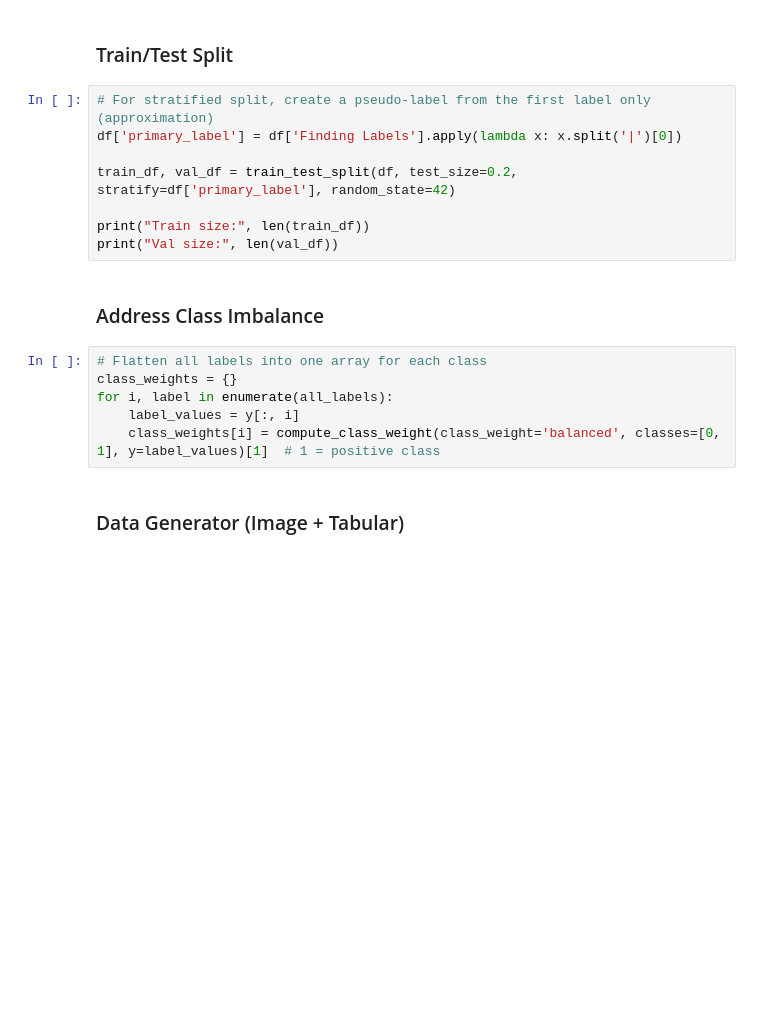
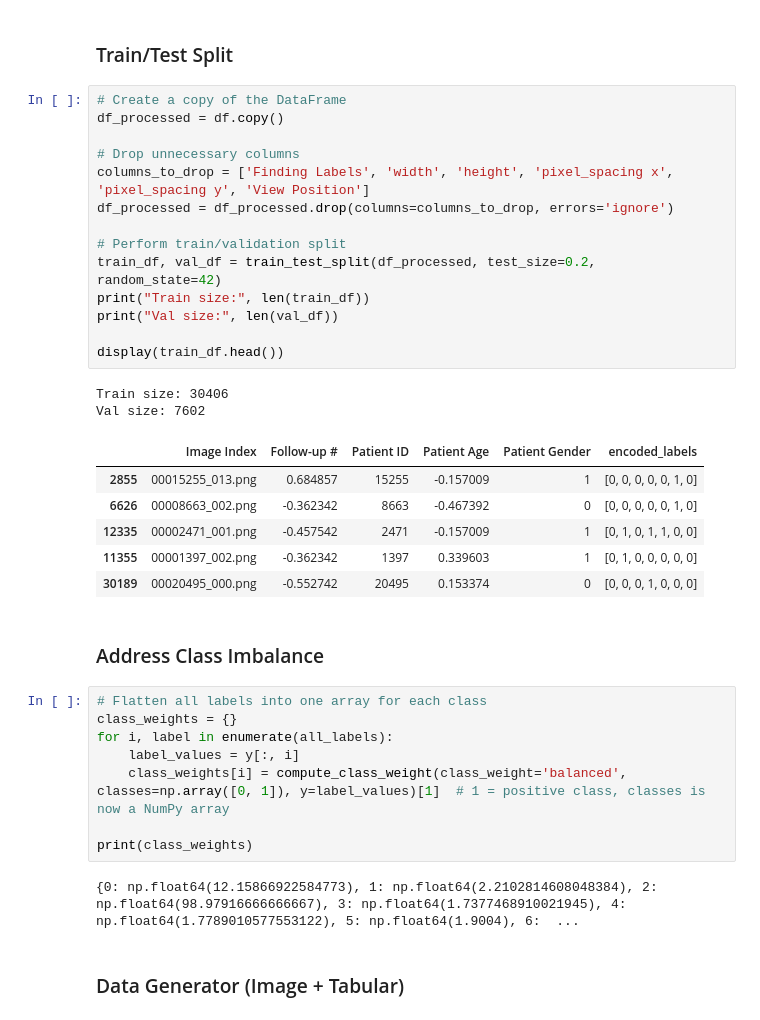
Before and after one commit to Aurora-Tek/AAI_Capstone_project, a Jupyter notebook: ChestXRays.ipynb, the cells around one changed output. Saved outputs shown, nothing was run; the diff lists cells and outputs as text; blank space fills up the shorter version.

```diff
--- a/ChestXRays.ipynb
+++ b/ChestXRays.ipynb
@@ -874,13 +915,28 @@ df['Follow-up #'] = scaler.fit_transform(df[['Follow-up #']])
 # %% [markdown]
  ### Train/Test Split
 # %%
-# For stratified split, create a pseudo-label from the first label only (approximation)
-df['primary_label'] = df['Finding Labels'].apply(lambda x: x.split('|')[0])
+# Create a copy of the DataFrame
+df_processed = df.copy()
 
-train_df, val_df = train_test_split(df, test_size=0.2, stratify=df['primary_label'], random_state=42)
+# Drop unnecessary columns
+columns_to_drop = ['Finding Labels', 'width', 'height', 'pixel_spacing x', 'pixel_spacing y', 'View Position']
+df_processed = df_processed.drop(columns=columns_to_drop, errors='ignore')
 
+# Perform train/validation split
+train_df, val_df = train_test_split(df_processed, test_size=0.2, random_state=42)
 print("Train size:", len(train_df))
 print("Val size:", len(val_df))
+
+display(train_df.head())
+# %% [output]
+Train size: 30406
+Val size: 7602
+|  | Image Index | Follow-up # | Patient ID | Patient Age | Patient Gender | encoded_labels |
+| 2855 | 00015255_013.png | 0.684857 | 15255 | -0.157009 | 1 | [0, 0, 0, 0, 0, 1, 0] |
+| 6626 | 00008663_002.png | -0.362342 | 8663 | -0.467392 | 0 | [0, 0, 0, 0, 0, 1, 0] |
+| 12335 | 00002471_001.png | -0.457542 | 2471 | -0.157009 | 1 | [0, 1, 0, 1, 1, 0, 0] |
+| 11355 | 00001397_002.png | -0.362342 | 1397 | 0.339603 | 1 | [0, 1, 0, 0, 0, 0, 0] |
+| 30189 | 00020495_000.png | -0.552742 | 20495 | 0.153374 | 0 | [0, 0, 0, 1, 0, 0, 0] |
 # %% [markdown]
 ### Address Class Imbalance
 # %%
@@ -888,7 +944,11 @@ print("Val size:", len(val_df))
 class_weights = {}
 for i, label in enumerate(all_labels):
     label_values = y[:, i]
-    class_weights[i] = compute_class_weight(class_weight='balanced', classes=[0, 1], y=label_values)[1]  # 1 = positive class
+    class_weights[i] = compute_class_weight(class_weight='balanced', classes=np.array([0, 1]), y=label_values)[1]  # 1 = positive class, classes is now a NumPy array
+
+print(class_weights)
+# %% [output]
+{0: np.float64(12.15866922584773), 1: np.float64(2.2102814608048384), 2: np.float64(98.97916666666667), 3: np.float64(1.7377468910021945), 4: np.float64(1.7789010577553122), 5: np.float64(1.9004), 6:  ...
 # %% [markdown]
 ### Data Generator (Image + Tabular)
 # %%
```
Also changed, not shown: parts of 36 cells of this notebook.
